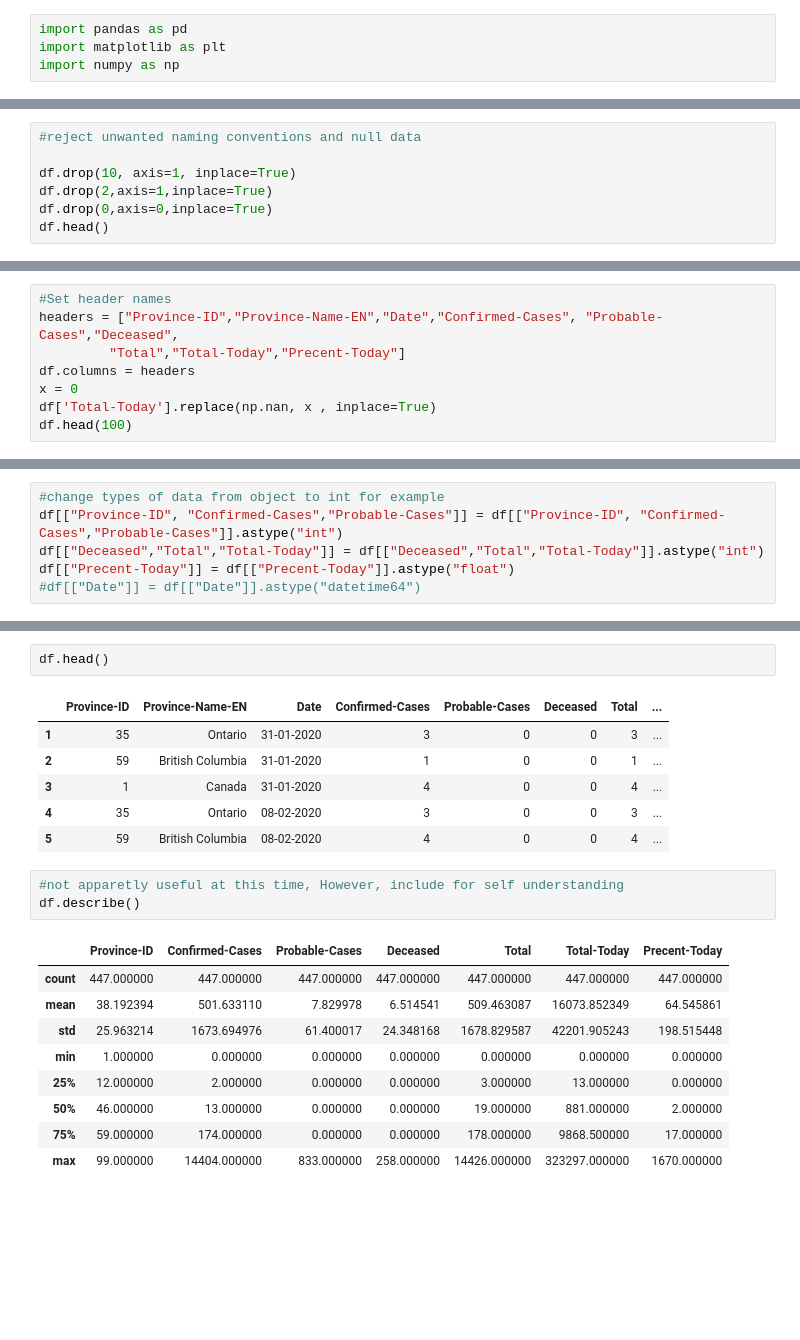
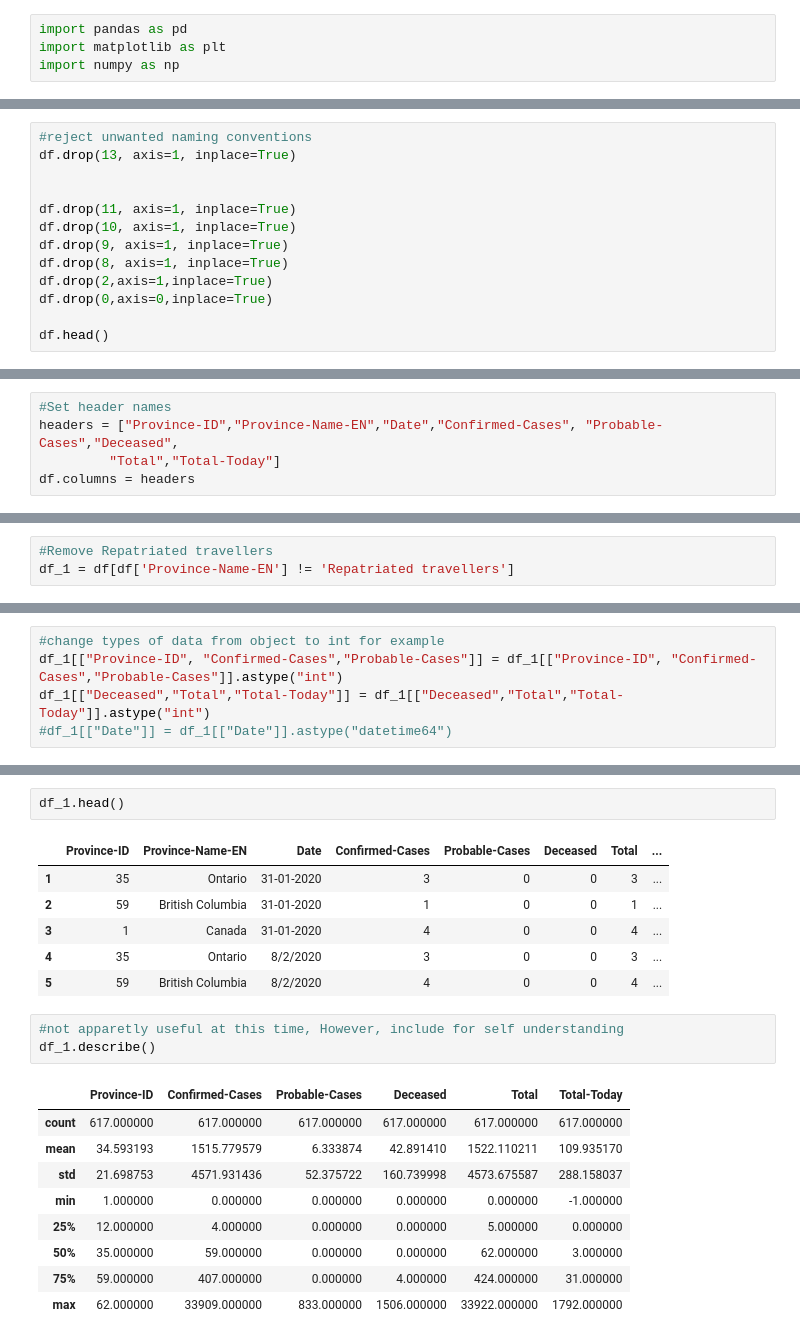
Before and after one commit to Paul-M-K/Covid-19, a Jupyter notebook: Covid_19_python.ipynb, the cells around one changed output, grey strips where cells are left out. Cells and saved outputs as stored; diff of their text form; blank space fills up the shorter version.

```diff
--- a/Covid_19_python.ipynb
+++ b/Covid_19_python.ipynb
@@ -17,8 +18,14 @@ df.head()
 # %%
-#reject unwanted naming conventions and null data
+#reject unwanted naming conventions
+df.drop(13, axis=1, inplace=True)
 
+
+df.drop(11, axis=1, inplace=True)
 df.drop(10, axis=1, inplace=True)
+df.drop(9, axis=1, inplace=True)
+df.drop(8, axis=1, inplace=True)
 df.drop(2,axis=1,inplace=True)
 df.drop(0,axis=0,inplace=True)
+
 df.head()
 # %% [output]
@@ -31,8 +38,5 @@ df.head()
 # %%
 #Set header names
 headers = ["Province-ID","Province-Name-EN","Date","Confirmed-Cases", "Probable-Cases","Deceased",
-         "Total","Total-Today","Precent-Today"]
+         "Total","Total-Today"]
 df.columns = headers
-x = 0
-df['Total-Today'].replace(np.nan, x , inplace=True)
-df.head(100)
@@ -88,0 +70,3 @@ Name: Precent-Today, dtype: int64
+# %%
+#Remove Repatriated travellers
+df_1 = df[df['Province-Name-EN'] != 'Repatriated travellers']
@@ -89,6 +117,5 @@ Name: Precent-Today, dtype: int64
 # %%
 #change types of data from object to int for example
-df[["Province-ID", "Confirmed-Cases","Probable-Cases"]] = df[["Province-ID", "Confirmed-Cases","Probable-Cases"]].astype("int")
-df[["Deceased","Total","Total-Today"]] = df[["Deceased","Total","Total-Today"]].astype("int")
-df[["Precent-Today"]] = df[["Precent-Today"]].astype("float")
-#df[["Date"]] = df[["Date"]].astype("datetime64")
+df_1[["Province-ID", "Confirmed-Cases","Probable-Cases"]] = df_1[["Province-ID", "Confirmed-Cases","Probable-Cases"]].astype("int")
+df_1[["Deceased","Total","Total-Today"]] = df_1[["Deceased","Total","Total-Today"]].astype("int")
+#df_1[["Date"]] = df_1[["Date"]].astype("datetime64")
@@ -107,26 +139,26 @@ Precent-Today       float64
 dtype: object
 # %%
-df.head()
+df_1.head()
 # %% [output]
 |  | Province-ID | Province-Name-EN | Date | Confirmed-Cases | Probable-Cases | Deceased | Total | ... |
 | 1 | 35 | Ontario | 31-01-2020 | 3 | 0 | 0 | 3 | ... |
 | 2 | 59 | British Columbia | 31-01-2020 | 1 | 0 | 0 | 1 | ... |
 | 3 | 1 | Canada | 31-01-2020 | 4 | 0 | 0 | 4 | ... |
-| 4 | 35 | Ontario | 08-02-2020 | 3 | 0 | 0 | 3 | ... |
-| 5 | 59 | British Columbia | 08-02-2020 | 4 | 0 | 0 | 4 | ... |
+| 4 | 35 | Ontario | 8/2/2020 | 3 | 0 | 0 | 3 | ... |
+| 5 | 59 | British Columbia | 8/2/2020 | 4 | 0 | 0 | 4 | ... |
 # %%
 #not apparetly useful at this time, However, include for self understanding
-df.describe()
+df_1.describe()
 # %% [output]
-|  | Province-ID | Confirmed-Cases | Probable-Cases | Deceased | Total | Total-Today | Precent-Today |
-| count | 447.000000 | 447.000000 | 447.000000 | 447.000000 | 447.000000 | 447.000000 | 447.000000 |
-| mean | 38.192394 | 501.633110 | 7.829978 | 6.514541 | 509.463087 | 16073.852349 | 64.545861 |
-| std | 25.963214 | 1673.694976 | 61.400017 | 24.348168 | 1678.829587 | 42201.905243 | 198.515448 |
-| min | 1.000000 | 0.000000 | 0.000000 | 0.000000 | 0.000000 | 0.000000 | 0.000000 |
-| 25% | 12.000000 | 2.000000 | 0.000000 | 0.000000 | 3.000000 | 13.000000 | 0.000000 |
-| 50% | 46.000000 | 13.000000 | 0.000000 | 0.000000 | 19.000000 | 881.000000 | 2.000000 |
-| 75% | 59.000000 | 174.000000 | 0.000000 | 0.000000 | 178.000000 | 9868.500000 | 17.000000 |
-| max | 99.000000 | 14404.000000 | 833.000000 | 258.000000 | 14426.000000 | 323297.000000 | 1670.000000 |
+|  | Province-ID | Confirmed-Cases | Probable-Cases | Deceased | Total | Total-Today |
+| count | 617.000000 | 617.000000 | 617.000000 | 617.000000 | 617.000000 | 617.000000 |
+| mean | 34.593193 | 1515.779579 | 6.333874 | 42.891410 | 1522.110211 | 109.935170 |
+| std | 21.698753 | 4571.931436 | 52.375722 | 160.739998 | 4573.675587 | 288.158037 |
+| min | 1.000000 | 0.000000 | 0.000000 | 0.000000 | 0.000000 | -1.000000 |
+| 25% | 12.000000 | 4.000000 | 0.000000 | 0.000000 | 5.000000 | 0.000000 |
+| 50% | 35.000000 | 59.000000 | 0.000000 | 0.000000 | 62.000000 | 3.000000 |
+| 75% | 59.000000 | 407.000000 | 0.000000 | 4.000000 | 424.000000 | 31.000000 |
+| max | 62.000000 | 33909.000000 | 833.000000 | 1506.000000 | 33922.000000 | 1792.000000 |
 # %%
 #catagorical data
 
```
Also changed, not shown: parts of 20 cells of this notebook.
